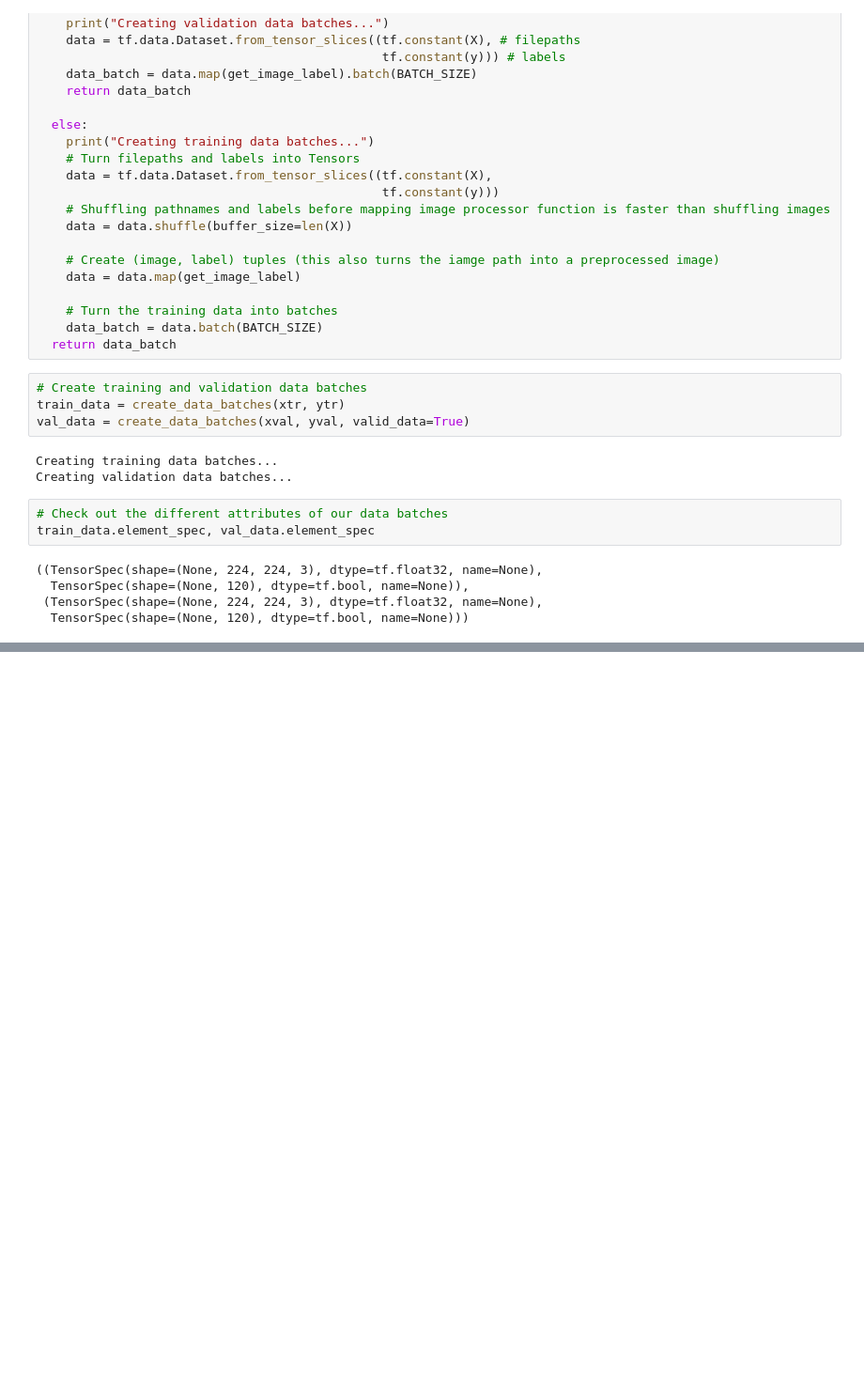
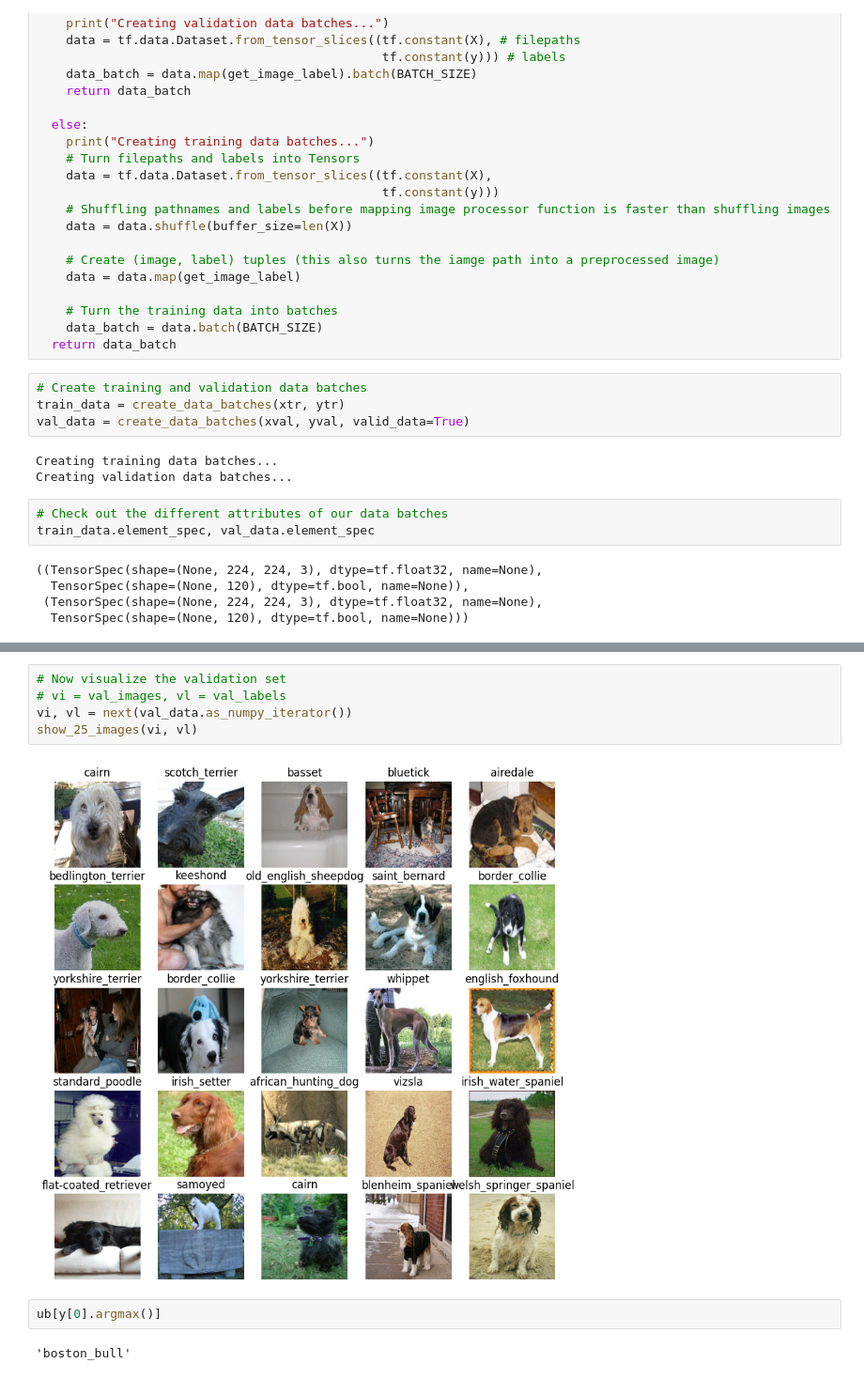
Before and after one commit to siddhant-rajhans/Dog-Breed-Identification, a Jupyter notebook: DNN_dog_breed_identification.ipynb, the cells around one changed output, grey strips where cells are left out. Shown at 94% size. Drawn from its saved outputs; the diff is of its cells as text; blank space fills up the shorter version.

```diff
--- a/DNN_dog_breed_identification.ipynb
+++ b/DNN_dog_breed_identification.ipynb
@@ -564,0 +605,11 @@ train_data.element_spec, val_data.element_spec
+# %%
+# Now visualize the validation set
+# vi = val_images, vl = val_labels
+vi, vl = next(val_data.as_numpy_iterator())
+show_25_images(vi, vl)
+# %% [output]
+[figure, added]
+# %%
+ub[y[0].argmax()]
+# %% [output]
+'boston_bull'
```
Also changed, not shown: parts of 27 cells of this notebook.
